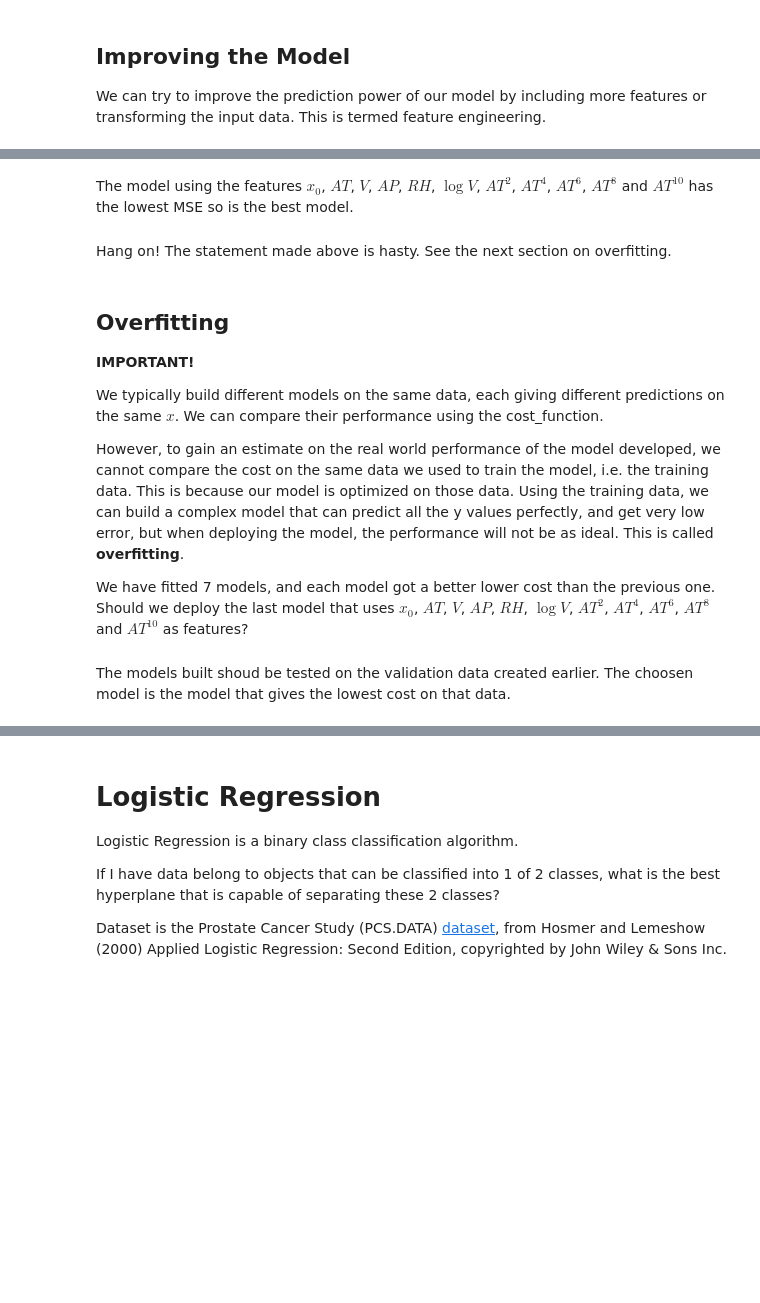
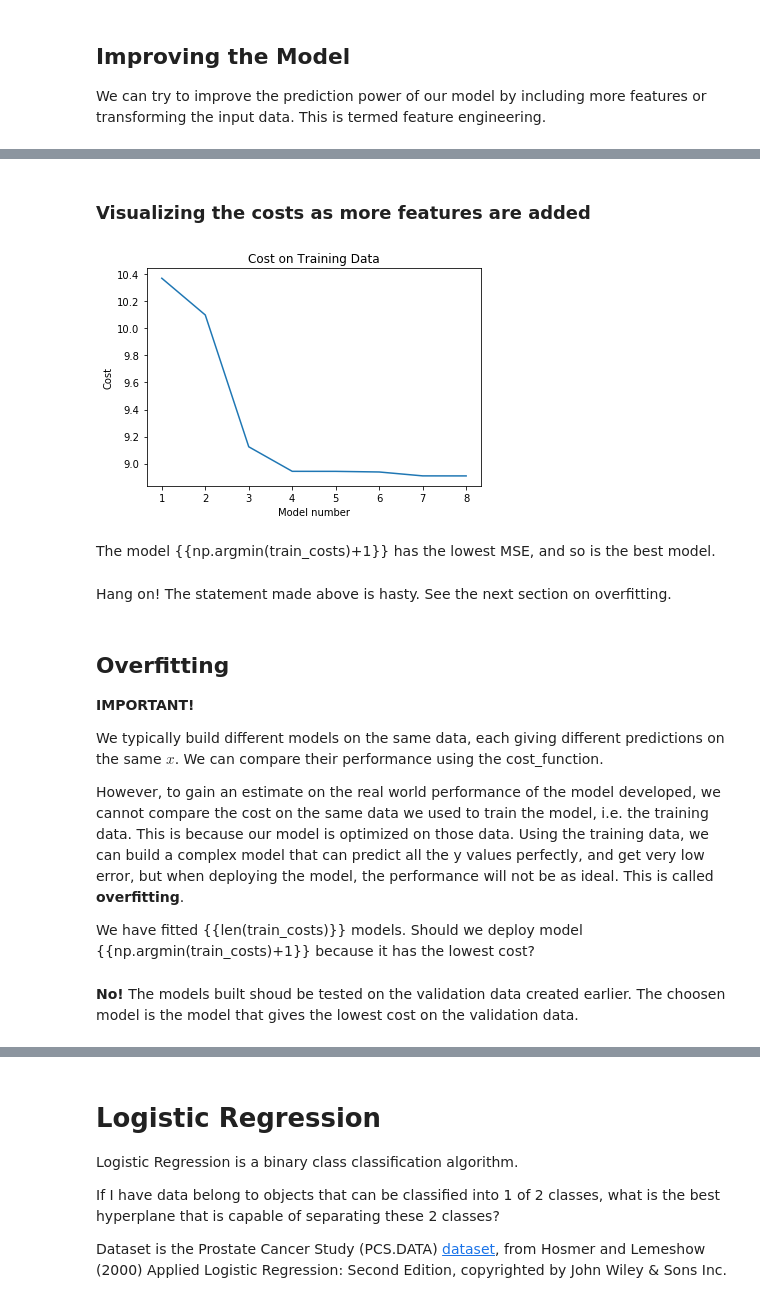
Before and after one commit to wei-ann-Github/Tutorial, a Jupyter notebook: 01 Linear Regression, Logisitic Regression and Clustering/Linear Regression - Final V2 .ipynb, the cells around one changed output, grey strips where cells are left out. Saved outputs shown, nothing was run; the diff lists cells and outputs as text; code cells hidden in the pictures; blank space fills up the shorter version.

```diff
--- a/01 Linear Regression, Logisitic Regression and Clustering/Linear Regression - Final V2 .ipynb
+++ b/01 Linear Regression, Logisitic Regression and Clustering/Linear Regression - Final V2 .ipynb
@@ -399,8 +422,11 @@ What can be observe about how PE changes with V?
 # %%
 # Feature Engineering.
 train_data['logV'] = np.log(train_data['V'])
-train_data['AT2'] = train_data['AT']**2
-train_data['AT4'] = train_data['AT']**4
-train_data['AT6'] = train_data['AT']**6
-train_data['AT8'] = train_data['AT']**8
-train_data['AT10'] = train_data['AT']**10
+
+# interections between features
+train_data['V_AT'] = train_data['V'] * train_data['AT']
+train_data['V_AP'] = train_data['V'] * train_data['AP']
+train_data['V_RH'] = train_data['V'] * train_data['RH']
+train_data['AT_AP'] = train_data['AP'] * train_data['AT']
+train_data['AT_RH'] = train_data['RH'] * train_data['AT']
+train_data['AP_RH'] = train_data['AP'] * train_data['RH']
@@ -406,0 +435,8 @@ train_data['AT10'] = train_data['AT']**10
+# %%
+# Engineered Features
+eng_features = ['logV', 'V_AT', 'V_AP', 'V_RH', 'AT_AP', 'AT_RH', 'AP_RH']
+features_new = features + eng_features
+
+print 'Models that will be built'
+for i, feat_i in enumerate(xrange(len(features), 1+len(features_new)), 1):
+    print 'model', i, features_new[:feat_i]
@@ -407,12 +457,8 @@ train_data['AT10'] = train_data['AT']**10
 # %%
-# You don't have to implement linear regression from scratch. It has already been buiilt.
-# all the features we have created:
-features_new = features + ['logV', 'AT2', 'AT4', 'AT6', 'AT8', 'AT10']
-
+# You don't have to implement linear regression from scratch. It has already been built
 # fitting different linear regression model
 models = []
-for i in xrange(5, 12): # this will generate i with values from 5 to 11
-    lr = LinearRegression()
+for i in xrange(len(features), 1+len(features_new)): # this will generate the models we want.
+    lr = LinearRegression(normalize=True)
     model_features = features_new[:i]
-    print model_features
     models.append(lr.fit(np.array(train_data[model_features]), np.array(train_data[outcome])))
@@ -427,7 +467,10 @@ for i in xrange(5, 12): # this will generate i with values from 5 to 11
 # %%
 # let's see the MSE error of the models we have built.
+train_costs = []
 for i, model in enumerate(models, 5):
     predictions = model.predict(np.array(train_data[features_new[:i]]))
     cost = cost_function(np.array(train_data[outcome]), predictions)
-    print features_new[:i], cost
+    train_costs.append(cost)
+    print features_new[:i], cost, model.score(np.array(train_data[features_new[:i]]), np.array(train_data[outcome]))
+    print np.mean((model.predict(np.array(train_data[features_new[:i]])) - np.array(train_data[outcome]))**2)/2
 # %% [output]
@@ -441,5 +493,16 @@ for i, model in enumerate(models, 5):
+# %% [markdown]
+### Visualizing the costs as more features are added
+# %%
+# plot of the cost on training data.
+plt.plot(range(1, len(eng_features)+2), train_costs)
+plt.ylabel("Cost")
+plt.xlabel("Model number")
+plt.title("Cost on Training Data")
+plt.show()
+# %% [output]
+[figure, added]
 # %% [markdown]
-The model using the features $x_0$, $AT$, $V$, $AP$, $RH$, $\log{V}$, $AT^2$, $AT^4$, $AT^6$, $AT^8$ and $AT^{10}$ has the lowest MSE so is the best model.
+The model {{np.argmin(train_costs)+1}} has the lowest MSE, and so is the best model.
 # %% [markdown]
 Hang on! The statement made above is hasty. See the next section on overfitting.
 # %% [markdown]
@@ -450,9 +513,9 @@ We typically build different models on the same data, each giving different pred
 
 However, to gain an estimate on the real world performance of the model developed, we cannot compare the cost on the same data we used to train the model, i.e. the training data. This is because our model is optimized on those data. Using the training data, we can build a complex model that can predict all the y values perfectly, and get very low error, but when deploying the model, the performance will not be as ideal. This is called **overfitting**.
 
-We have fitted 7 models, and each model got a better lower cost than the previous one. Should we deploy the last model that uses $x_0$, $AT$, $V$, $AP$, $RH$, $\log{V}$, $AT^2$, $AT^4$, $AT^6$, $AT^8$ and $AT^{10}$ as features?
+We have fitted {{len(train_costs)}} models. Should we deploy model {{np.argmin(train_costs)+1}} because it has the lowest cost?
 # %% [markdown]
-The models built shoud be tested on the validation data created earlier. The choosen model is the model that gives the lowest cost on that data.
+**No!** The models built shoud be tested on the validation data created earlier. The choosen model is the model that gives the lowest cost on the validation data.
 # %%
 # Feature Engineering.
 val_data['logV'] = np.log(val_data['V'])
```
Also changed, not shown: parts of 46 cells of this notebook, 6 other files.
